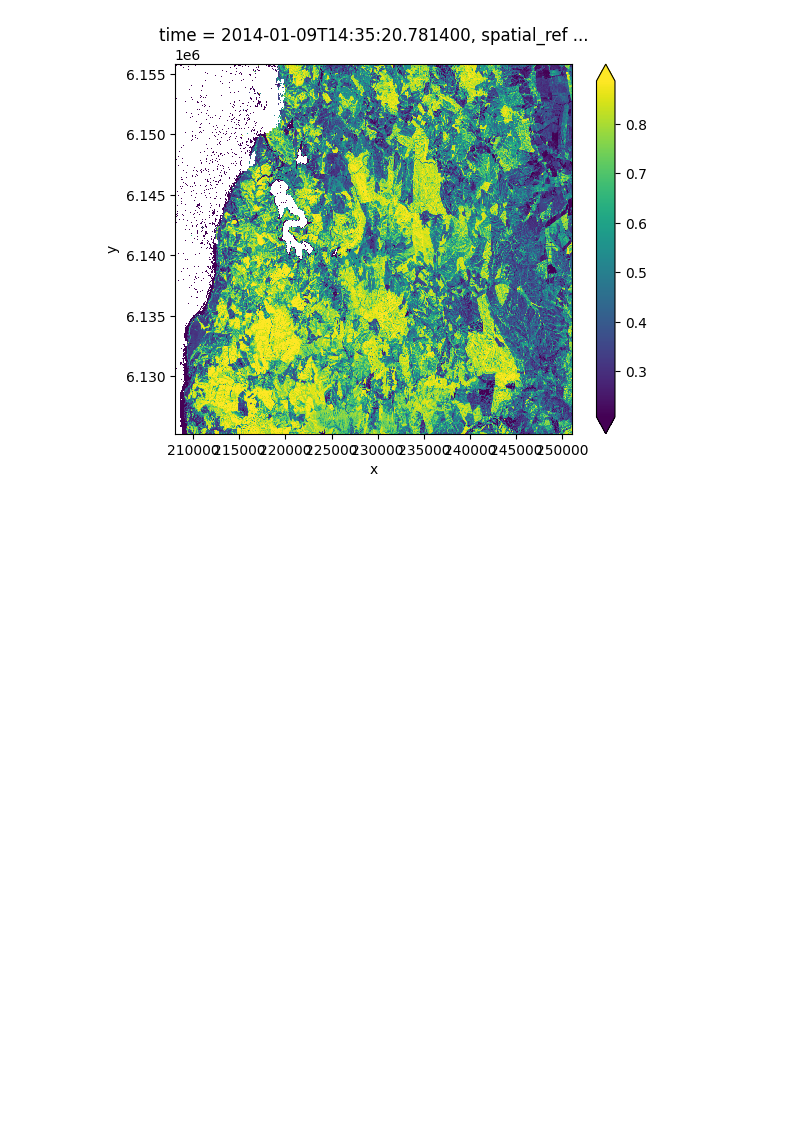
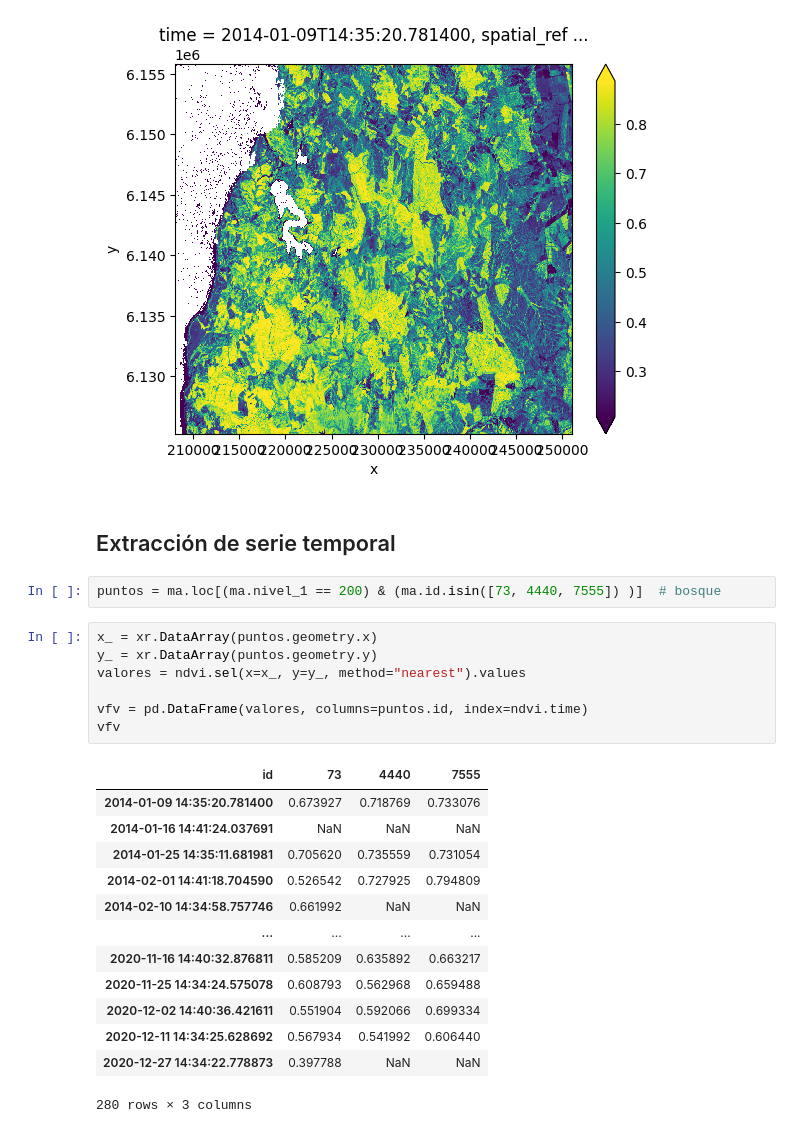
Before and after one commit to alvaroparedesl/teledeteccion_ambiental, a Jupyter notebook: taller_02/get_data.ipynb, the cells around one changed output. Cells and saved outputs as stored; diff of their text form; blank space fills up the shorter version.

```diff
--- a/taller_02/get_data.ipynb
+++ b/taller_02/get_data.ipynb
@@ -254,3 +292,28 @@ ndvi.isel(time=0).plot(robust=True)
 # %% [output]
 <matplotlib.collections.QuadMesh at 0x...>
 [figure]
+# %% [markdown]
+## Extracción de serie temporal
+# %%
+puntos = ma.loc[(ma.nivel_1 == 200) & (ma.id.isin([73, 4440, 7555]) )]  # bosque
+# %%
+x_ = xr.DataArray(puntos.geometry.x)
+y_ = xr.DataArray(puntos.geometry.y)
+valores = ndvi.sel(x=x_, y=y_, method="nearest").values
+
+vfv = pd.DataFrame(valores, columns=puntos.id, index=ndvi.time)
+vfv
+# %% [output]
+| id | 73 | 4440 | 7555 |
+| 2014-01-09 14:35:20.781400 | 0.673927 | 0.718769 | 0.733076 |
+| 2014-01-16 14:41:24.037691 | NaN | NaN | NaN |
+| 2014-01-25 14:35:11.681981 | 0.705620 | 0.735559 | 0.731054 |
+| 2014-02-01 14:41:18.704590 | 0.526542 | 0.727925 | 0.794809 |
+| 2014-02-10 14:34:58.757746 | 0.661992 | NaN | NaN |
+| ... | ... | ... | ... |
+| 2020-11-16 14:40:32.876811 | 0.585209 | 0.635892 | 0.663217 |
+| 2020-11-25 14:34:24.575078 | 0.608793 | 0.562968 | 0.659488 |
+| 2020-12-02 14:40:36.421611 | 0.551904 | 0.592066 | 0.699334 |
+| 2020-12-11 14:34:25.628692 | 0.567934 | 0.541992 | 0.606440 |
+| 2020-12-27 14:34:22.778873 | 0.397788 | NaN | NaN |
+280 rows × 3 columns
```
Also changed, not shown: parts of 15 cells of this notebook.
